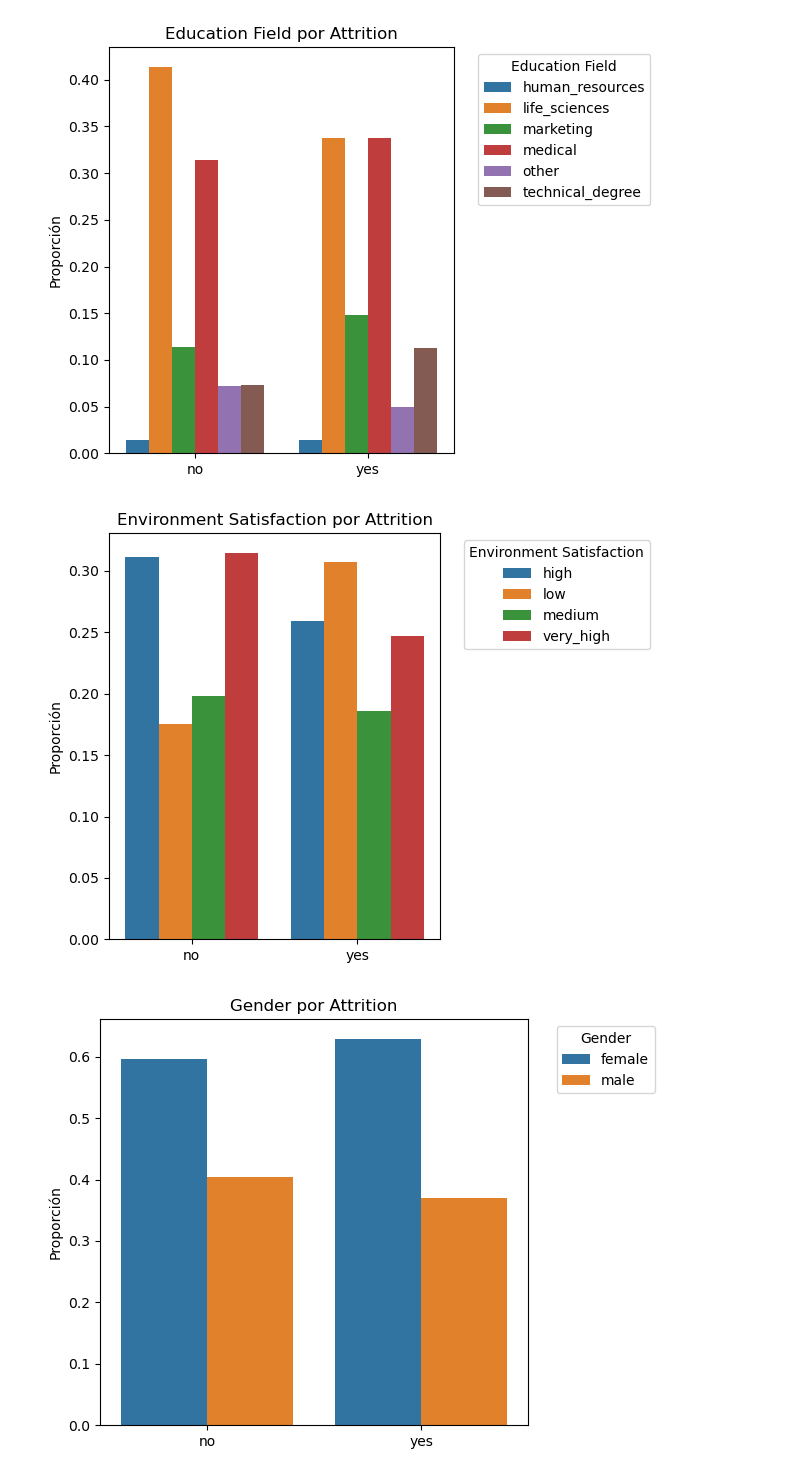
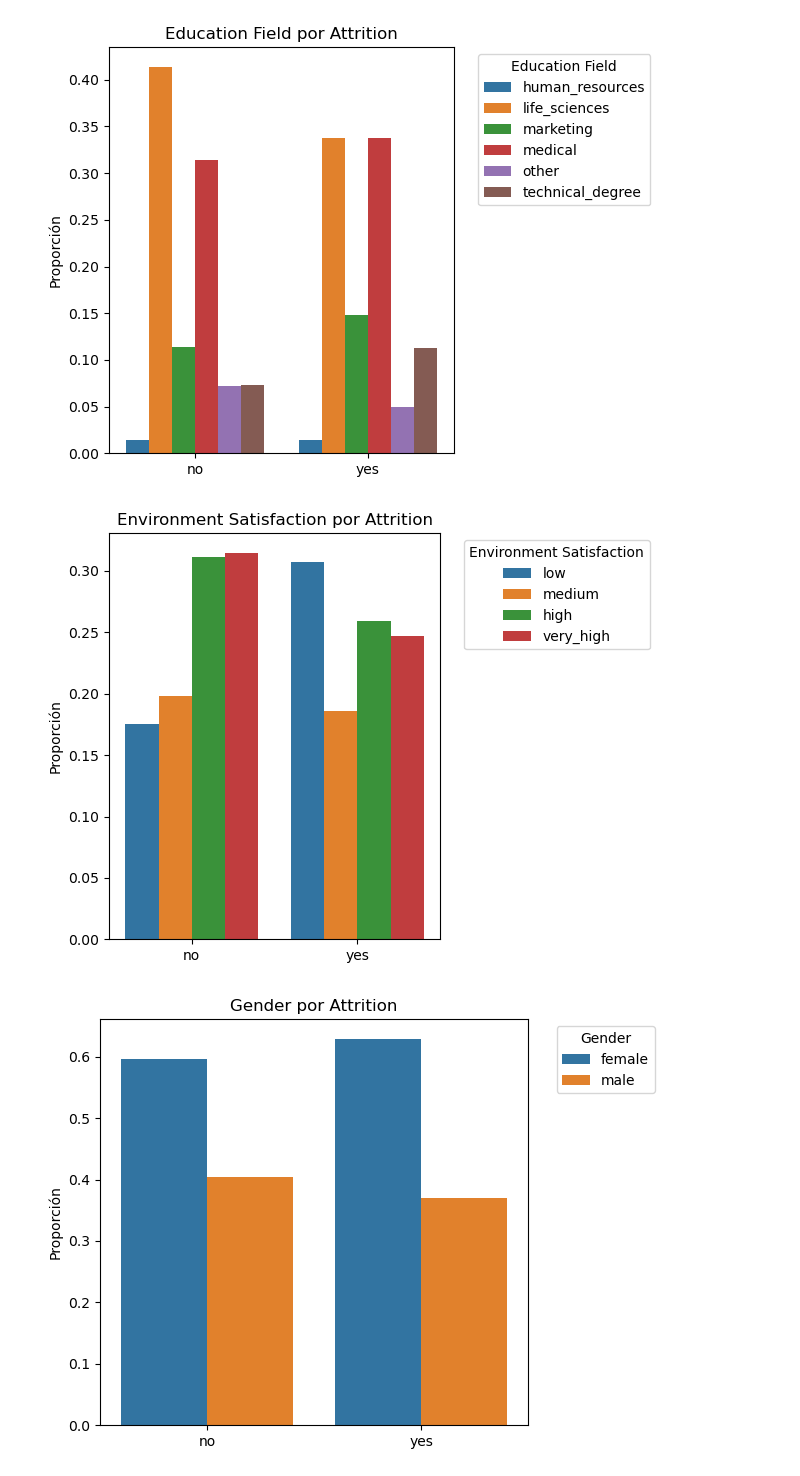
Before and after one commit to xcgrisales/project-da-promo-50-modulo-3-team-4, a Jupyter notebook: 05_visualizaciones_seleccionadas.ipynb, the cells around one changed output. Drawn from its saved outputs; the diff is of its cells as text; code cells hidden in the pictures.

```diff
--- a/05_visualizaciones_seleccionadas.ipynb
+++ b/05_visualizaciones_seleccionadas.ipynb
@@ -480,19 +494,29 @@ plt.tight_layout()
 plt.show()
 # %% [output]
 [figure]
-# %%
-prop_df = df.groupby(['attrition', 'environment_satisfaction']).size().reset_index(name='count')
-prop_df['percentage'] = prop_df['count'] / prop_df.groupby('attrition')['count'].transform('sum')
-
-sns.barplot(data=prop_df, x='attrition', y='percentage', hue='environment_satisfaction')
-plt.title('Environment Satisfaction por Attrition')
-plt.ylabel('Proporción')
-plt.xlabel('')
-plt.legend(bbox_to_anchor=(1.05, 1), loc='upper left', title='Environment Satisfaction')
-plt.tight_layout()
-plt.show()
-# %% [output]
-[figure, removed]
+# %%
+# Definir el orden deseado
+orden_entorno = ['low', 'medium', 'high', 'very_high']
+
+prop_df = df.groupby(['attrition', 'environment_satisfaction']).size().reset_index(name='count')
+prop_df['percentage'] = prop_df['count'] / prop_df.groupby('attrition')['count'].transform('sum')
+
+sns.barplot(
+    data=prop_df,
+    x='attrition',
+    y='percentage',
+    hue='environment_satisfaction',
+    hue_order=orden_entorno  # <-- orden aplicado aquí
+)
+
+plt.title('Environment Satisfaction por Attrition')
+plt.ylabel('Proporción')
+plt.xlabel('')
+plt.legend(bbox_to_anchor=(1.05, 1), loc='upper left', title='Environment Satisfaction')
+plt.tight_layout()
+plt.show()
+# %% [output]
+[figure, added]
 # %%
 prop_df = df.groupby(['attrition', 'gender']).size().reset_index(name='count')
 prop_df['percentage'] = prop_df['count'] / prop_df.groupby('attrition')['count'].transform('sum')
```
Also changed, not shown: parts of 3 cells of this notebook.
